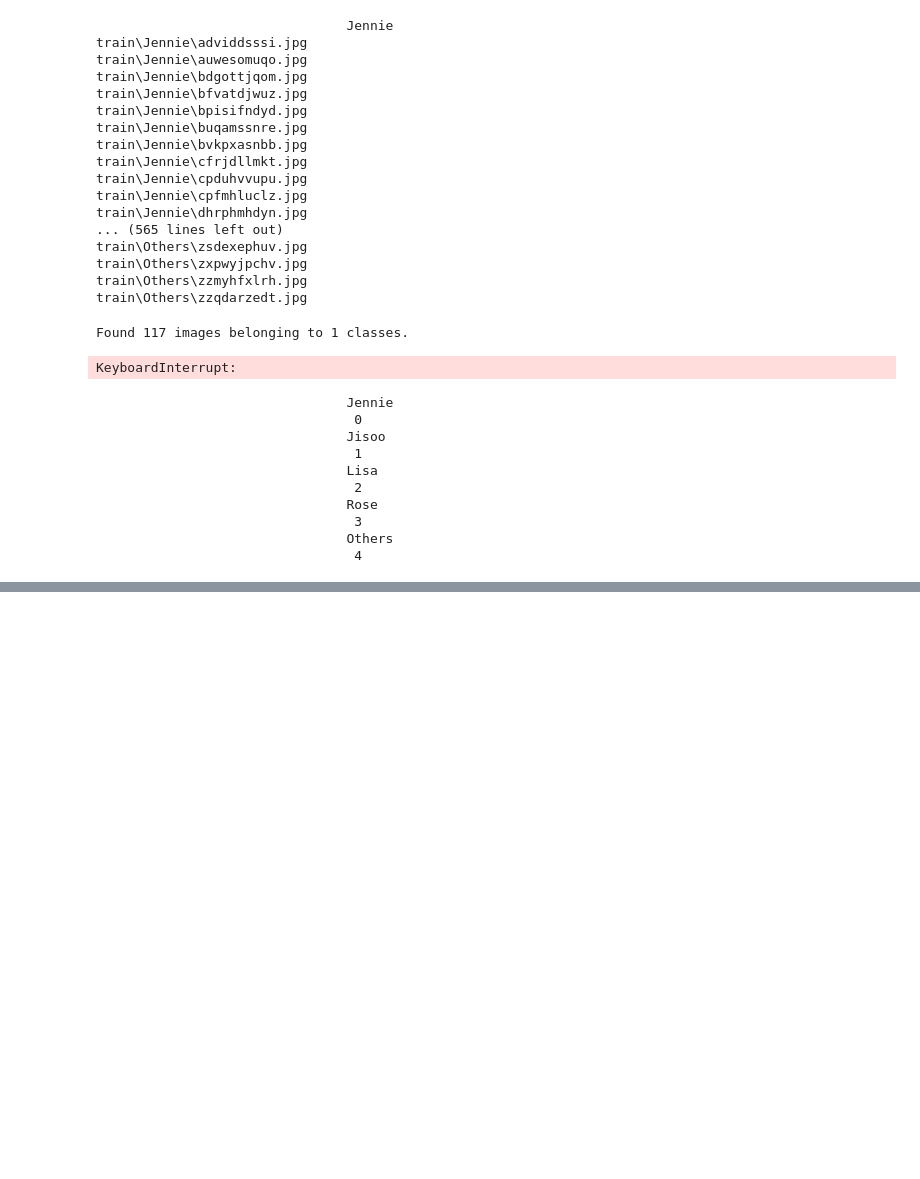
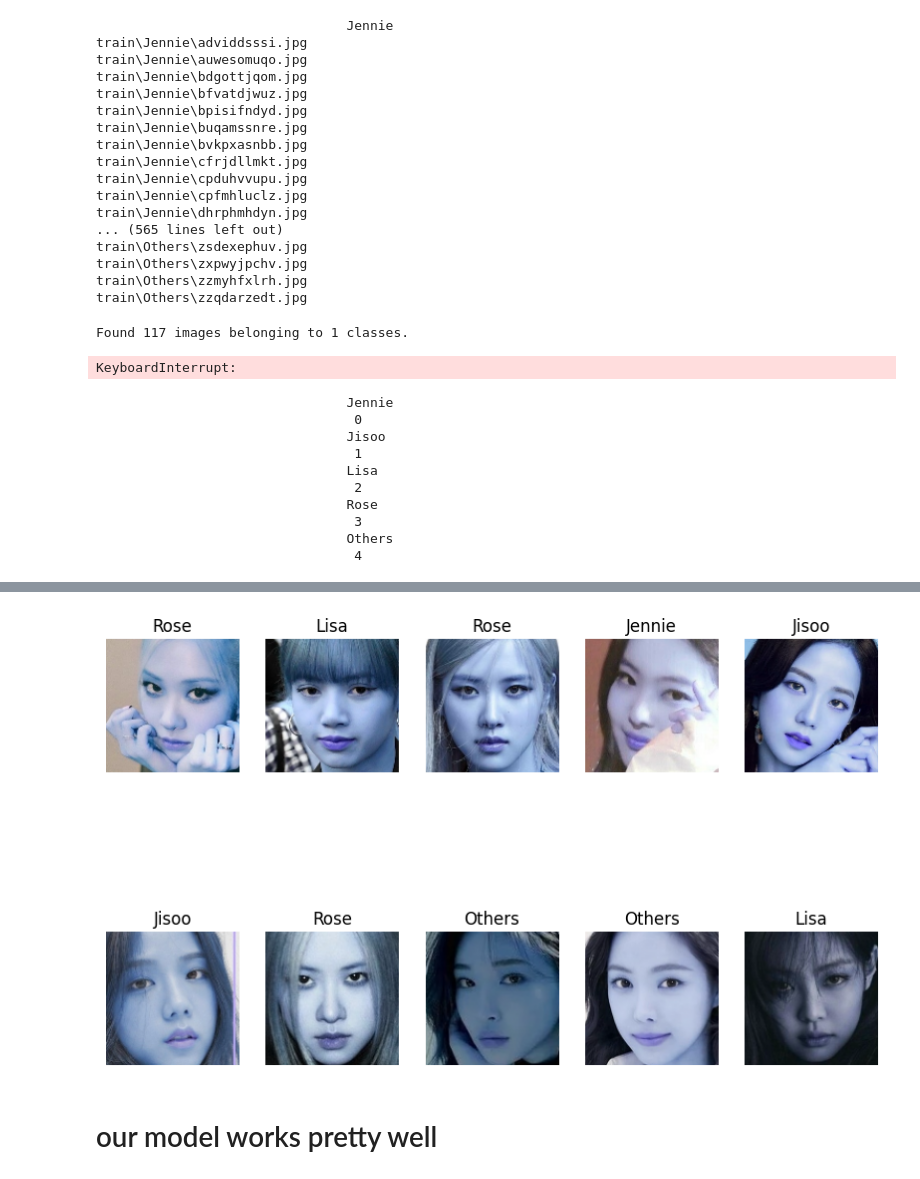
Before and after one commit to Viv696969/CNN-projects, a Jupyter notebook: kaggle_competition_model_building.ipynb, the cells around one changed output, grey strips where cells are left out. Drawn from its saved outputs; the diff is of its cells as text; code cells hidden in the pictures; blank space fills up the shorter version.

Commit message:
model trained and tested

```diff
--- a/kaggle_competition_model_building.ipynb
+++ b/kaggle_competition_model_building.ipynb
@@ -119,0 +230,4 @@ pickle.dump(y,open('ydata.pickle','wb'))
+# %%
+x_test_actual=np.array(x_test_actual)/255
+# %%
+y_p=model.predict(x_test_actual)
@@ -119,0 +236,6 @@ pickle.dump(y,open('ydata.pickle','wb'))
+# %%
+def get_predictions(y_p):
+    predictions=[]
+    for i in y_p:
+        predictions.append(classes[np.argmax(i)])
+    return predictions
@@ -119,0 +258,15 @@ pickle.dump(y,open('ydata.pickle','wb'))
+# %%
+predictions=get_predictions(y_p)
+# %%
+plt.figure(figsize=(10,7))
+
+for i in range(10):
+    plt.subplot(2,5,i+1)
+    plt.imshow(x_test_actual[i])
+    plt.axis('off')
+    plt.title(predictions[i])
+# %% [output]
+[figure, added]
+# %% [markdown]
+
+# our model works pretty well
```
Also changed, not shown: parts of 14 cells of this notebook.
